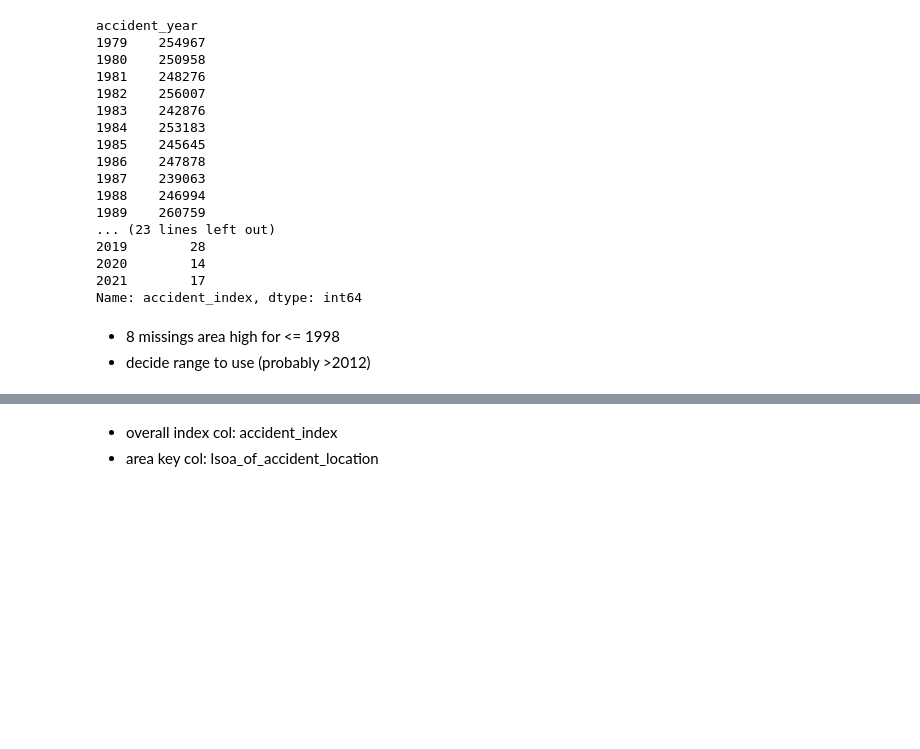
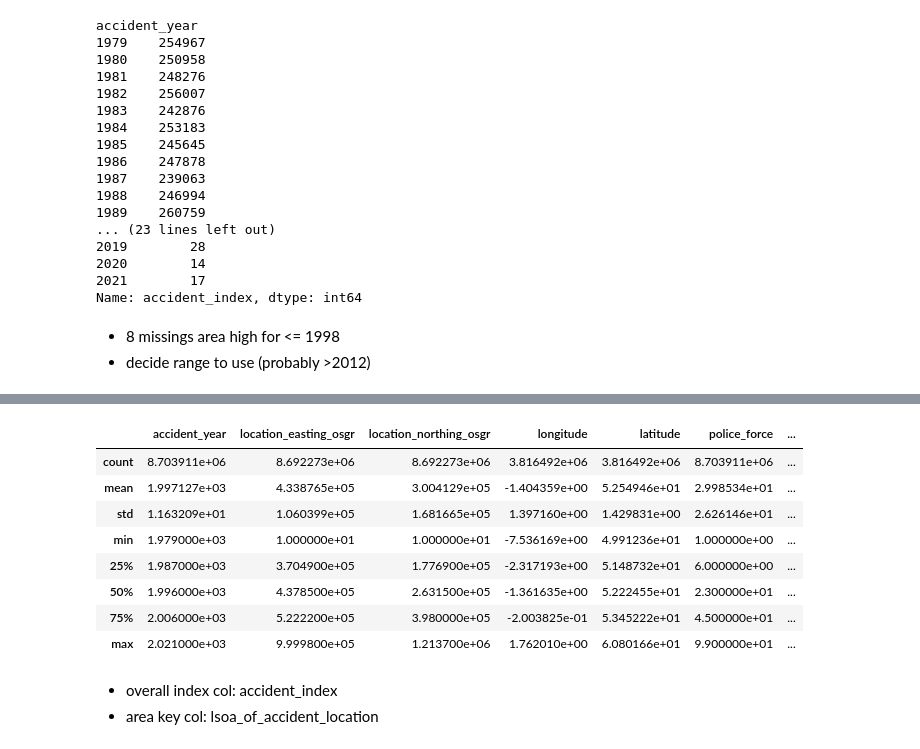
Before and after one commit to alexfarquharson/DSMP, a Jupyter notebook: x01_data_import/import_notebook.ipynb, the cells around one changed output, grey strips where cells are left out. Drawn from its saved outputs; the diff is of its cells as text; code cells hidden in the pictures; blank space fills up the shorter version.

```diff
--- a/x01_data_import/import_notebook.ipynb
+++ b/x01_data_import/import_notebook.ipynb
@@ -79,3 +83,15 @@ df_acc.head()
+# %%
+df_acc.describe()
+# %% [output]
+|  | accident_year | location_easting_osgr | location_northing_osgr | longitude | latitude | police_force | ... |
+| count | 8.703911e+06 | 8.692273e+06 | 8.692273e+06 | 3.816492e+06 | 3.816492e+06 | 8.703911e+06 | ... |
+| mean | 1.997127e+03 | 4.338765e+05 | 3.004129e+05 | -1.404359e+00 | 5.254946e+01 | 2.998534e+01 | ... |
+| std | 1.163209e+01 | 1.060399e+05 | 1.681665e+05 | 1.397160e+00 | 1.429831e+00 | 2.626146e+01 | ... |
+| min | 1.979000e+03 | 1.000000e+01 | 1.000000e+01 | -7.536169e+00 | 4.991236e+01 | 1.000000e+00 | ... |
+| 25% | 1.987000e+03 | 3.704900e+05 | 1.776900e+05 | -2.317193e+00 | 5.148732e+01 | 6.000000e+00 | ... |
+| 50% | 1.996000e+03 | 4.378500e+05 | 2.631500e+05 | -1.361635e+00 | 5.222455e+01 | 2.300000e+01 | ... |
+| 75% | 2.006000e+03 | 5.222200e+05 | 3.980000e+05 | -2.003825e-01 | 5.345222e+01 | 4.500000e+01 | ... |
+| max | 2.021000e+03 | 9.999800e+05 | 1.213700e+06 | 1.762010e+00 | 6.080166e+01 | 9.900000e+01 | ... |
 # %% [markdown]
 * overall index col: accident_index
 * area key col: lsoa_of_accident_location
```
Also changed, not shown: parts of 5 cells of this notebook, 2 other files.
